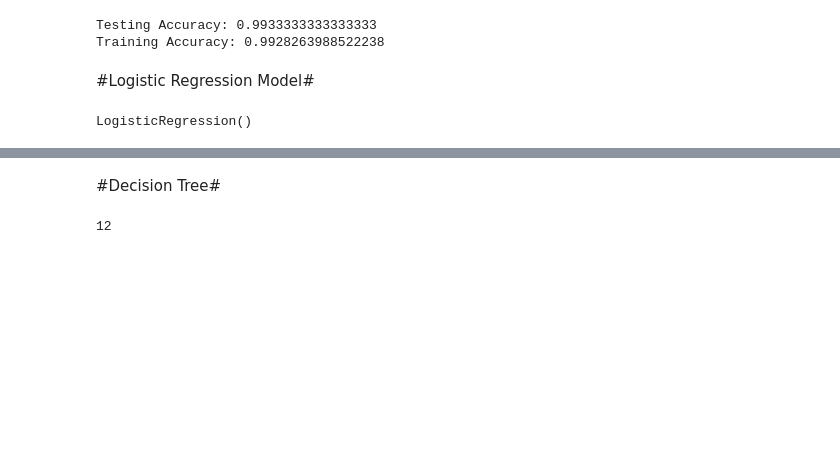
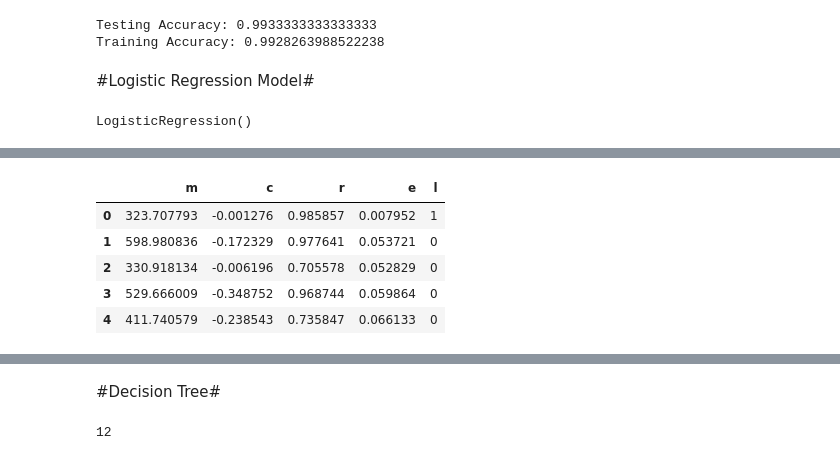
Before and after one commit to vvrgit/AI-Projects, a Jupyter notebook: ZCP_NTHD_Project.ipynb, the cells around one changed output, grey strips where cells are left out. Saved outputs shown, nothing was run; the diff lists cells and outputs as text; code cells hidden in the pictures; blank space fills up the shorter version.

```diff
--- a/ZCP_NTHD_Project.ipynb
+++ b/ZCP_NTHD_Project.ipynb
@@ -189,0 +136,11 @@ array([[682,   0],
+# %%
+# load dataset
+dataset_test = pd.read_excel("/content/drive/MyDrive/B.Tech Projects/2021-2022/ZCP/Result Analysis/Noise/Testsignal.xlsx")
+dataset_test.head()
+# %% [output]
+|  | m | c | r | e | l |
+| 0 | 323.707793 | -0.001276 | 0.985857 | 0.007952 | 1 |
+| 1 | 598.980836 | -0.172329 | 0.977641 | 0.053721 | 0 |
+| 2 | 330.918134 | -0.006196 | 0.705578 | 0.052829 | 0 |
+| 3 | 529.666009 | -0.348752 | 0.968744 | 0.059864 | 0 |
+| 4 | 411.740579 | -0.238543 | 0.735847 | 0.066133 | 0 |
```
Also changed, not shown: parts of 11 cells of this notebook.
